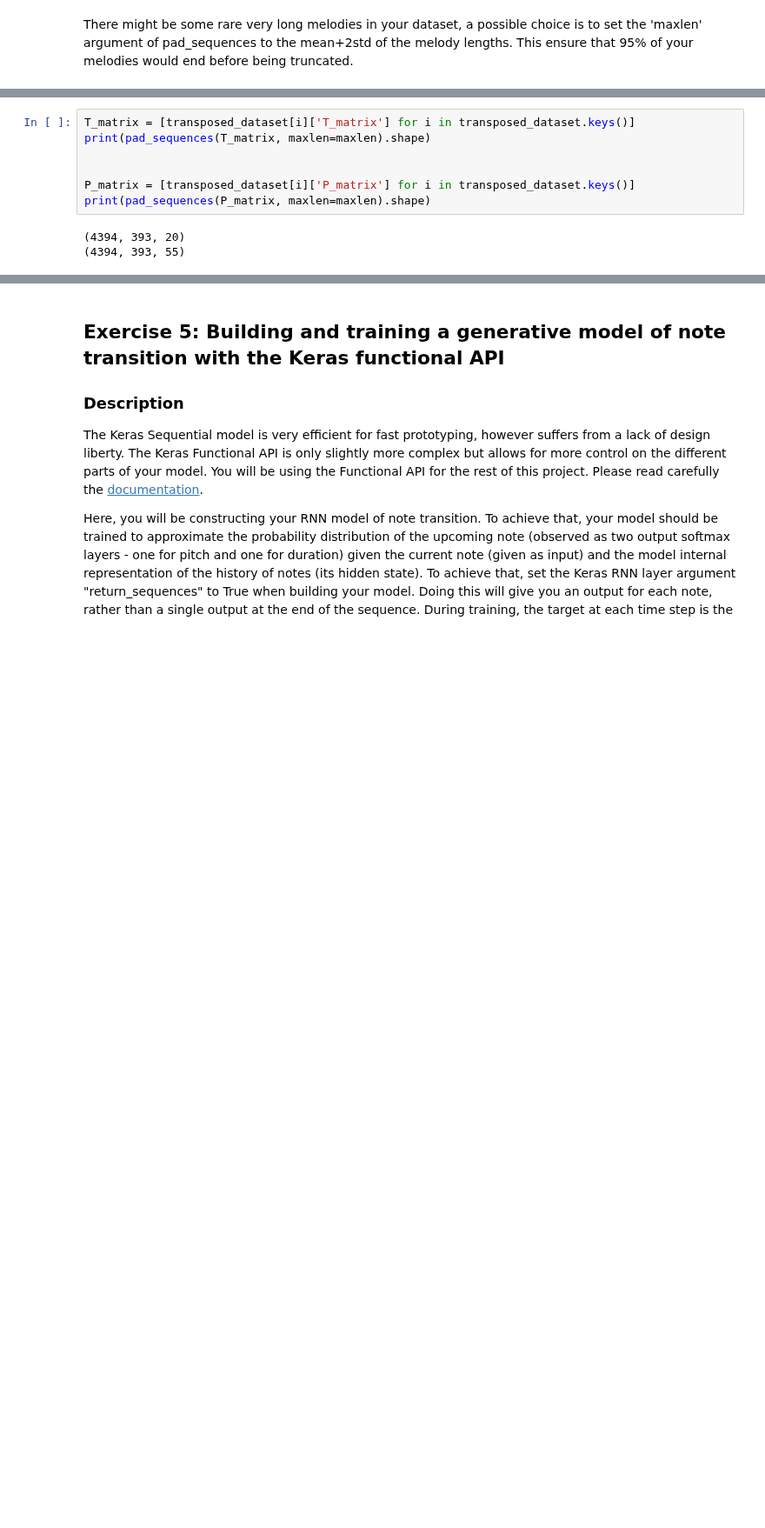
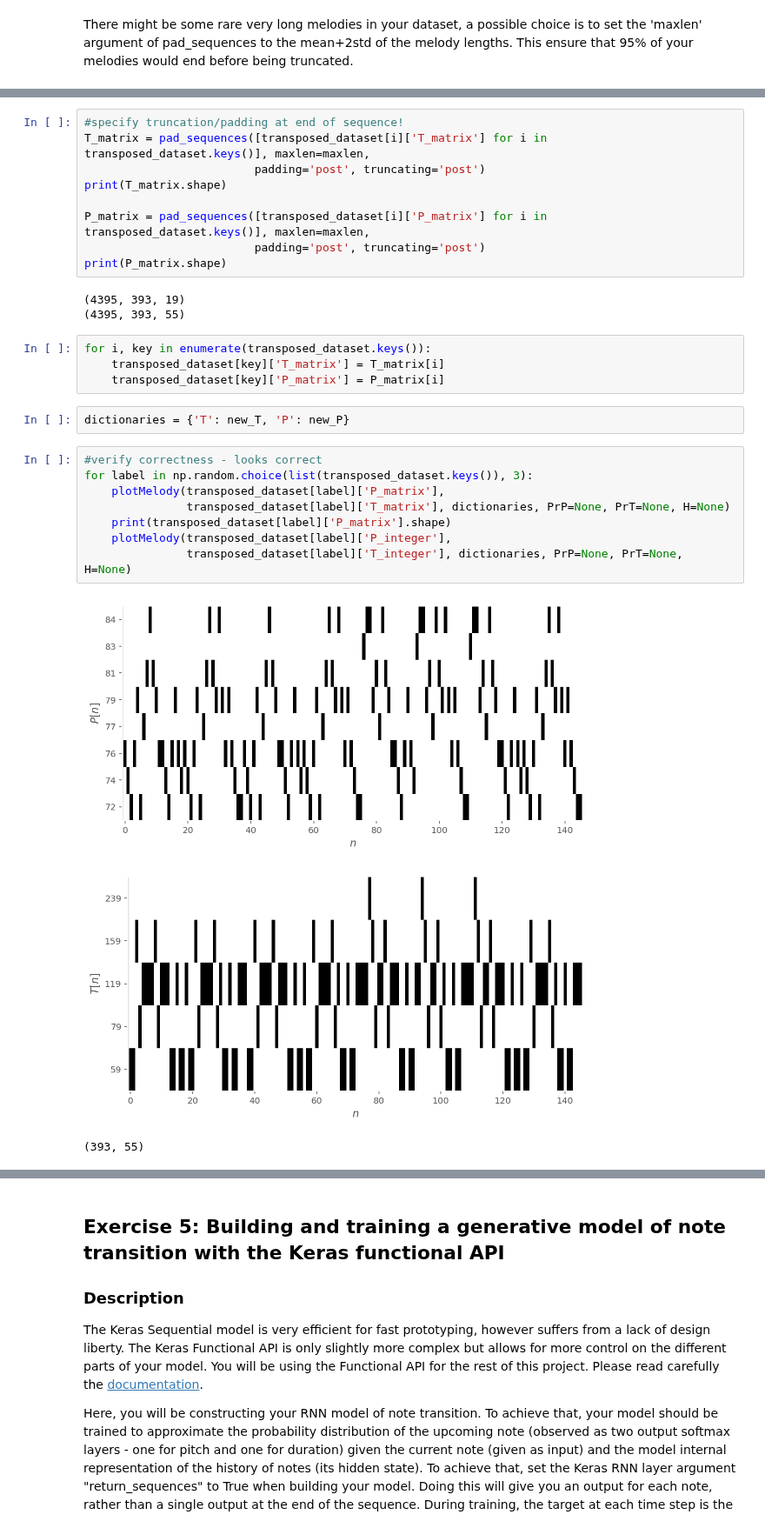
Before and after one commit to lguillain/Artificial-Neural-Networks, a Jupyter notebook: miniproject2/miniproject2_Leonore.ipynb, the cells around one changed output, grey strips where cells are left out. Shown at 87% size. Drawn from its saved outputs; the diff is of its cells as text; blank space fills up the shorter version.

```diff
--- a/miniproject2/miniproject2_Leonore.ipynb
+++ b/miniproject2/miniproject2_Leonore.ipynb
@@ -591,10 +585,30 @@ maxlen=int(np.ceil(np.mean(length)+2*np.std(length)))
 # %%
-T_matrix = [transposed_dataset[i]['T_matrix'] for i in transposed_dataset.keys()]
-print(pad_sequences(T_matrix, maxlen=maxlen).shape)
+#specify truncation/padding at end of sequence!
+T_matrix = pad_sequences([transposed_dataset[i]['T_matrix'] for i in transposed_dataset.keys()], maxlen=maxlen,
+                         padding='post', truncating='post')
+print(T_matrix.shape)
 
-
-P_matrix = [transposed_dataset[i]['P_matrix'] for i in transposed_dataset.keys()]
-print(pad_sequences(P_matrix, maxlen=maxlen).shape)
+P_matrix = pad_sequences([transposed_dataset[i]['P_matrix'] for i in transposed_dataset.keys()], maxlen=maxlen,
+                         padding='post', truncating='post')
+print(P_matrix.shape)
 # %% [output]
-(4394, 393, 20)
-(4394, 393, 55)
+(4395, 393, 19)
+(4395, 393, 55)
+# %%
+for i, key in enumerate(transposed_dataset.keys()):
+    transposed_dataset[key]['T_matrix'] = T_matrix[i]
+    transposed_dataset[key]['P_matrix'] = P_matrix[i]
+# %%
+dictionaries = {'T': new_T, 'P': new_P}
+# %%
+#verify correctness - looks correct
+for label in np.random.choice(list(transposed_dataset.keys()), 3):
+    plotMelody(transposed_dataset[label]['P_matrix'],
+               transposed_dataset[label]['T_matrix'], dictionaries, PrP=None, PrT=None, H=None)
+    print(transposed_dataset[label]['P_matrix'].shape)
+    plotMelody(transposed_dataset[label]['P_integer'],
+               transposed_dataset[label]['T_integer'], dictionaries, PrP=None, PrT=None, H=None)
+# %% [output]
+[figure, added]
+[figure, added]
+(393, 55)
```
Also changed, not shown: parts of 21 cells of this notebook, 1 other file.
